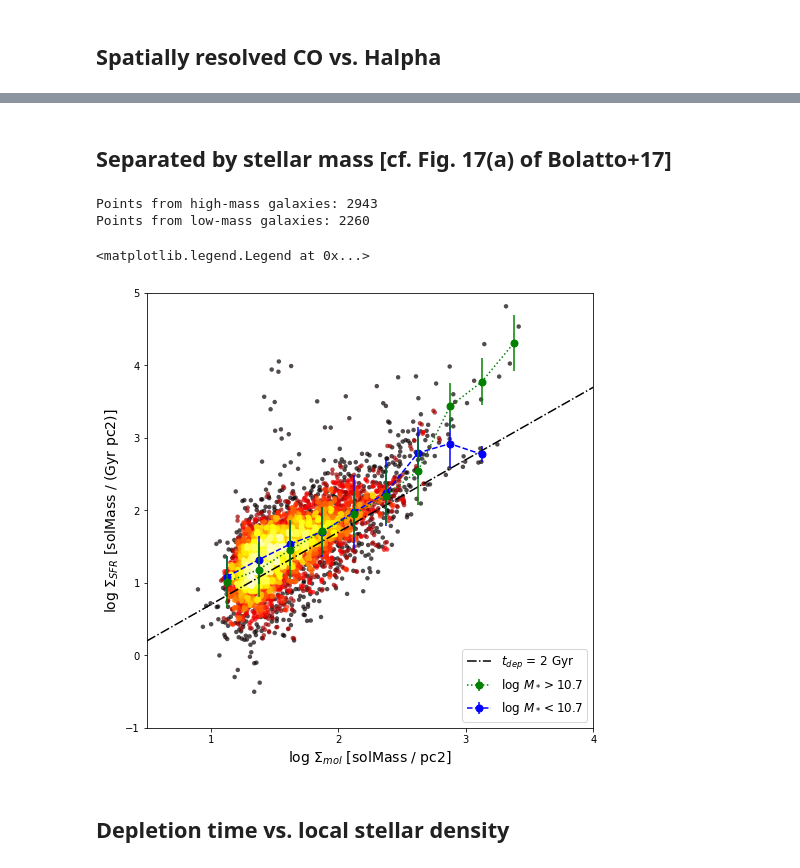
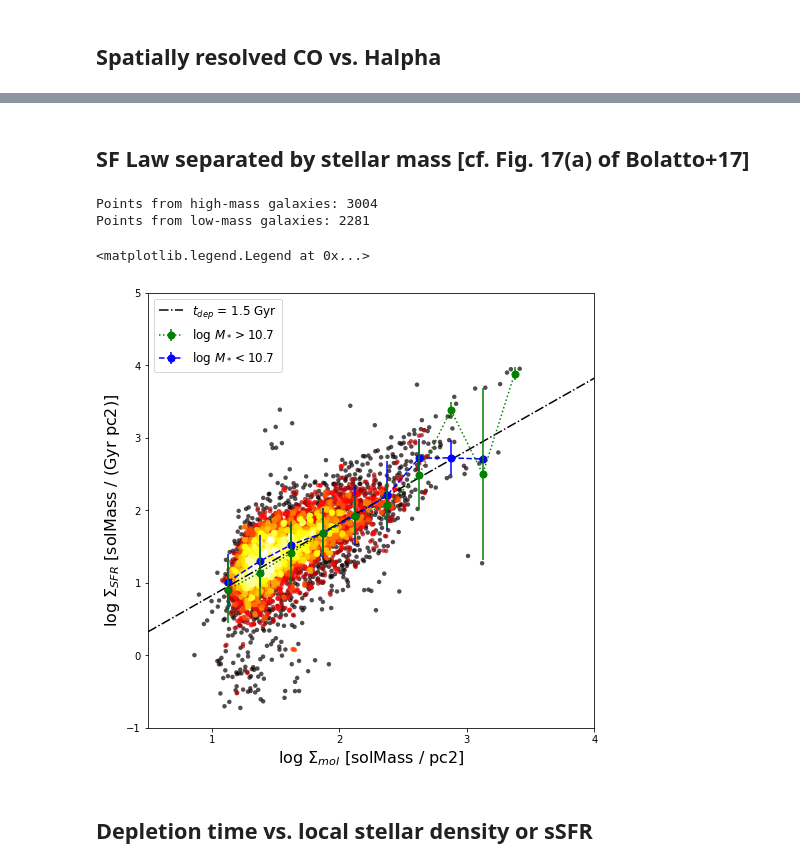
Before and after one commit to tonywong94/edge_pydb, a Jupyter notebook: demo_notebk/SFLaw-edge.ipynb, the cells around one changed output, grey strips where cells are left out. Saved outputs shown, nothing was run; the diff lists cells and outputs as text; code cells hidden in the pictures.

```diff
--- a/demo_notebk/SFLaw-edge.ipynb
+++ b/demo_notebk/SFLaw-edge.ipynb
@@ -14,8 +15,8 @@ plt.rcParams["scatter.edgecolors"] = 'none'
 # %%
 # limit the columns we read to avoid information overload
 sspcols = ['Name','ix','iy','mass_ssp_sm','sigstar_sm']
-fluxcols = ['Name','ix','iy','flux_Halpha_sm','flux_Hbeta_sm','e_flux_Halpha_sm',
-            'e_flux_Hbeta_sm','flux_sigsfr0_sm','flux_sigsfr_sm','EW_Halpha_sm']
+fluxcols = ['Name','ix','iy','flux_Halpha_sm','flux_Hbeta_sm','e_flux_Halpha_sm','e_flux_Hbeta_sm',
+            'flux_sigsfr0_sm','flux_sigsfr_corr_sm','flux_sigsfr_adopt_sm','EW_Halpha_sm']
 comomcols = ['Name','ix','iy','mom0_12','emom0_12','sigmol']
 
 # Note that NGC 5784 is missing stellar mass
@@ -67,10 +68,12 @@ sfe_det['Name'] = fluxtab['Name'][det]
 sfe_det['ICO'] = fluxtab['mom0_12'][det]
 sfe_det['IHA'] = fluxtab['flux_Halpha_sm'][det]
 sfe_det['sigmol'] = fluxtab['sigmol'][det]
-sfe_det['sigsfr'] = fluxtab['flux_sigsfr_sm'][det]
+sfe_det['sigsfr'] = fluxtab['flux_sigsfr_adopt_sm'][det]
+sfe_det['sigsfr_cor'] = fluxtab['flux_sigsfr_corr_sm'][det]
 sfe_det['sigsfr0'] = fluxtab['flux_sigsfr0_sm'][det]
 sfe_det['sigstar'] = fluxtab['sigstar_sm'][det]
 sfe_det['stmass'] = fluxtab['caMass'][det]
+sfe_det['haew'] = abs(fluxtab['EW_Halpha_sm'][det])
 sfe_det['t_dep'] = Column(sfe_det['sigmol'].quantity/sfe_det['sigsfr'].quantity)
 sfe_det['sigssfr'] = Column(sfe_det['sigsfr'].quantity/sfe_det['sigstar'].quantity)
 sfe_det
@@ -99,10 +102,12 @@ Table length=5335
 sfe_ndet = Table()
 sfe_ndet['Name'] = fluxtab['Name'][ndet]
 sfe_ndet['sigmol'] = msd_co(3*fluxtab['emom0max_12'][ndet])
-sfe_ndet['sigsfr'] = fluxtab['flux_sigsfr_sm'][ndet]
+sfe_ndet['sigsfr'] = fluxtab['flux_sigsfr_adopt_sm'][ndet]
+sfe_ndet['sigsfr_cor'] = fluxtab['flux_sigsfr_corr_sm'][ndet]
 sfe_ndet['sigsfr0'] = fluxtab['flux_sigsfr0_sm'][ndet]
 sfe_ndet['sigstar'] = fluxtab['sigstar_sm'][ndet]
 sfe_ndet['stmass'] = fluxtab['caMass'][ndet]
+sfe_ndet['haew'] = abs(fluxtab['EW_Halpha_sm'][ndet])
 sfe_ndet['t_dep'] = Column(sfe_ndet['sigmol'].quantity/sfe_ndet['sigsfr'].quantity)
 sfe_ndet['sigssfr'] = Column(sfe_ndet['sigsfr'].quantity/sfe_ndet['sigstar'].quantity)
 sfe_ndet
@@ -223,41 +198,44 @@ Number of valid, invalid values: 17959 7297
 # %% [markdown]
-## Separated by stellar mass [cf. Fig. 17(a) of Bolatto+17]
+## SF Law separated by stellar mass [cf. Fig. 17(a) of Bolatto+17]
 # %%
 fig, ax = plt.subplots(figsize=(8,8))
-xlims = [0.5, 4]
-sc = ax.scatter(x_det, y_det, c=z_det, s=20, cmap='hot', alpha=0.7)
+xlims=[0.5, 4]
+x_det, y_det, z_det, *hist = xy2hist(sfe_det['sigmol'][valid],
+                                     sfe_det['sigsfr'][valid], log=True)
+ax.scatter(x_det, y_det, c=z_det, s=20, cmap='hot', alpha=0.7)
 
+valid = (sfe_det['sigmol'] > 0) & (sfe_det['sigsfr'] > 0)
 himass = valid & (sfe_det['stmass'] > 10.7)
 print('Points from high-mass galaxies:',len(np.nonzero(himass)[0]))
 lomass = valid & (sfe_det['stmass'] <= 10.7)
 print('Points from low-mass galaxies:',len(np.nonzero(lomass)[0]))
 
 xhi_bin, yhi_bin, yhi_err = xy2binned(sfe_det['sigmol'][himass],
                                       sfe_det['sigsfr'][himass], bins=10, range=[1,3.5])
 ax.errorbar(xhi_bin, yhi_bin, yerr=yhi_err, zorder=3,
             color='green', marker='o', ms=7, ls=':', label='log $M_*>10.7$')
 xlo_bin, ylo_bin, ylo_err = xy2binned(sfe_det['sigmol'][lomass],
                                       sfe_det['sigsfr'][lomass], bins=10, range=[1,3.5])
 ax.errorbar(xlo_bin, ylo_bin, yerr=ylo_err, zorder=2,
             color='blue', marker='o', ms=7, ls='--', label='log $M_*<10.7$')
 
-# 2 Gyr depletion time
+# 1.5 Gyr depletion time
 xmod = np.linspace(xlims[0], xlims[1], num=10)
-ymod = xmod - np.log10(2)
-ax.plot(xmod, ymod, ls='-.', color='k', label='$t_{dep}$ = 2 Gyr')
+ymod = xmod - np.log10(1.5)
+ax.plot(xmod, ymod, ls='-.', color='k', label='$t_{dep}$ = 1.5 Gyr')
 
-plt.xlabel(r'log $\Sigma_{mol}$ ['+str(sfe_det['sigmol'].unit)+']',fontsize=14)
-plt.ylabel(r'log $\Sigma_{SFR}$ ['+str(sfe_det['sigsfr'].unit)+']',fontsize=14)
+ax.set_xlabel(r'log $\Sigma_{mol}$ ['+str(sfe_det['sigmol'].unit)+']',fontsize=16)
+ax.set_ylabel(r'log $\Sigma_{SFR}$ ['+str(sfe_det['sigsfr'].unit)+']',fontsize=16)
 ax.set_xlim(xlims)
 ax.set_ylim(-1,5)
 ax.xaxis.set_major_locator(MultipleLocator(1))
 ax.yaxis.set_major_locator(MultipleLocator(1))
 plt.legend(fontsize='large')
 # %% [output]
-Points from high-mass galaxies: 2943
-Points from low-mass galaxies: 2260
+Points from high-mass galaxies: 3004
+Points from low-mass galaxies: 2281
 <matplotlib.legend.Legend at 0x...>
-[figure, old version]
+[figure, new version]
 # %% [markdown]
-## Depletion time vs. local stellar density
+## Depletion time vs. local stellar density or sSFR
 # %%
```
Also changed, not shown: parts of 18 cells of this notebook.
